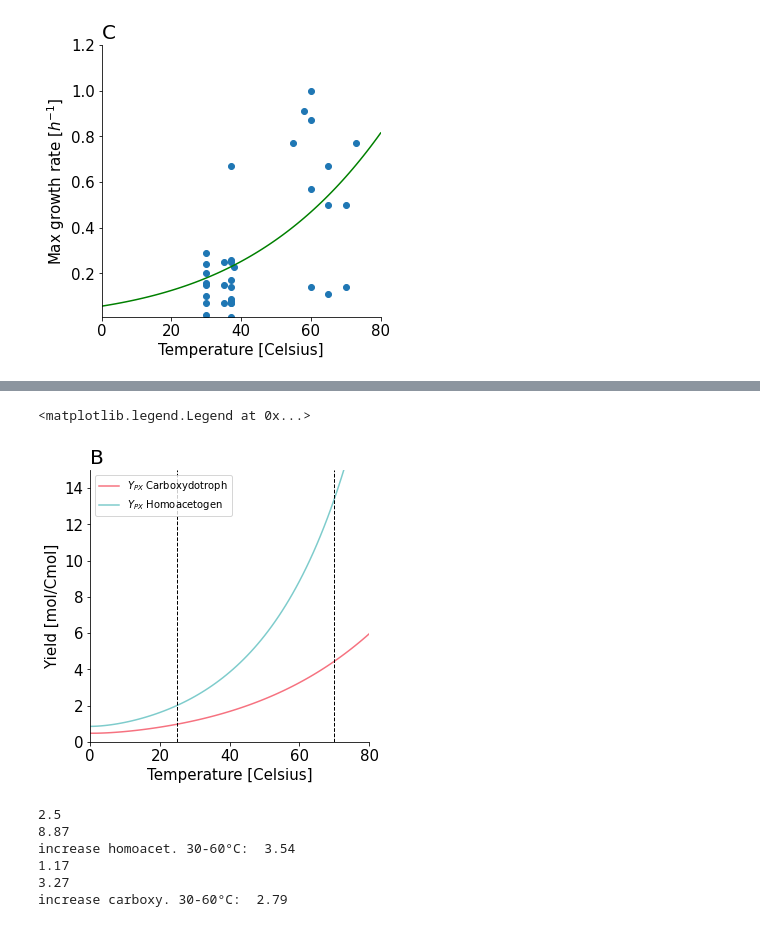
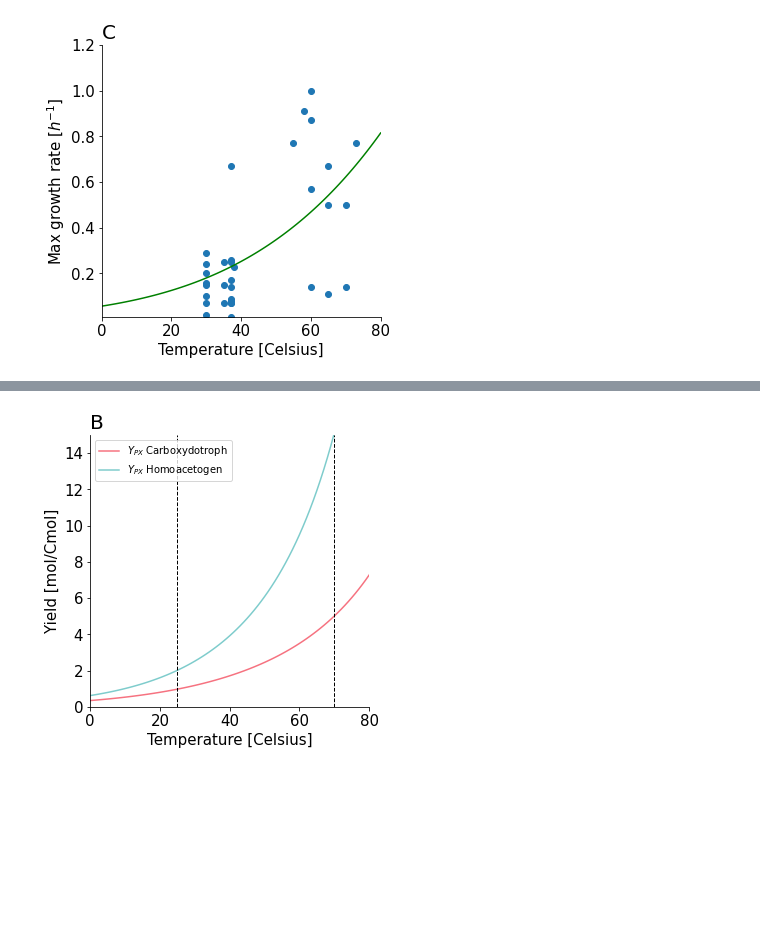
Before and after one commit to biosustain/CO2_fixation_models, a Jupyter notebook: Scripts/02_AcetogenYieldTempDependency.ipynb, the cells around one changed output, grey strips where cells are left out. Saved outputs shown, nothing was run; the diff lists cells and outputs as text; code cells hidden in the pictures; blank space fills up the shorter version.

```diff
--- a/Scripts/02_AcetogenYieldTempDependency.ipynb
+++ b/Scripts/02_AcetogenYieldTempDependency.ipynb
@@ -33,0 +150,8 @@ def Celsius_Kelvin(t):
+# %%
+def m_NGAM(T):
+    """
+    This function is the Arrhenius equation, as fit by Tijsen et al.
+    """
+    return 3.3**(69000/R*(1/298-1/T)) #[kJ/h/CmolX]
+
+print("m_NGAM(300) =", round(m_NGAM(300),2), "[kJ/h/CmolX]")
@@ -365 +257,29 @@ $ \Delta _r G = -899.5$ [$kJ/mol$]
+# %%
+def R_X(T):
+    return 1
+
+def R_CO_carb(T):
+    return -4 * (-(m_NGAM(T)+m_GAM*µ(T))/DrGT_carb(T)) -2.1
+
+def R_actt_carb(T):
+    return -(m_NGAM(T)+m_GAM*µ(T))/DrGT_carb(T)
+
+def R_H2_hom(T):
+    return -4 * (-(m_NGAM(T)+m_GAM*µ(T))/DrGT_hom(T)) -2.1
+
+def R_actt_hom(T):
+    return -(m_NGAM(T)+m_GAM*µ(T))/DrGT_hom(T)
+# %%
+def Y_PS_carb(T):
+    return -R_actt_carb(T)/R_CO_carb(T)
+def Y_PS_hom(T):
+    return -R_actt_hom(T)/R_H2_hom(T)
+def Y_PX_carb(T):
+    return R_actt_carb(T)/R_X(T)
+def Y_PX_hom(T):
+    return R_actt_hom(T)/R_X(T)
+def Y_XS_carb(T):
+    return -R_X(T)/R_CO_carb(T)
+def Y_XS_hom(T):
+    return -R_X(T)/R_H2_hom(T)
 # %%
@@ -436,34 +306,17 @@ change of Y_XS hom at 30-60°C:  0.322
 # %%
 plt.figure(figsize=(5,5))
 plt.title("B", fontdict = {'fontsize': 20}, loc = "left")
 #plt.title(f"Product to biomass ratio in Acetogenesis")
 plt.axis([0, 80, 0, 15])
 plt.xlabel('Temperature [Celsius]', fontsize=15)
 plt.ylabel('Yield [mol/Cmol]', fontsize=15)
 plt.tick_params(axis='both', which='major', labelsize=15)
-plt.plot(Kelvin_Celsius(T), R_actt_carb(T)/R_X(T), color='#F67280')
-plt.plot(Kelvin_Celsius(T), R_actt_hom(T)/R_X(T), color='#7ECCCC')
+plt.plot(Kelvin_Celsius(T), Y_PX_carb(T), color='#F67280')
+plt.plot(Kelvin_Celsius(T), Y_PX_hom(T), color='#7ECCCC')
 plt.axvline(x = 25, color = 'black', linestyle = '--', linewidth = 1)
 plt.axvline(x = 70, color = 'black', linestyle = '--', linewidth = 1)
+plt.legend([r'$Y_{PX}$ Carboxydotroph',r'$Y_{PX}$ Homoacetogen'])
 
-plt.legend([r'$Y_{PX}$ Carboxydotroph',r'$Y_{PX}$ Homoacetogen'])
+plt.show()
 # %% [output]
-<matplotlib.legend.Legend at 0x...>
-[figure, old version]
+[figure, new version]
-# %%
-print(round(R_actt_hom(Celsius_Kelvin(30))/R_X(Celsius_Kelvin(30)),2))
-print(round(R_actt_hom(Celsius_Kelvin(60))/R_X(Celsius_Kelvin(60)),2))
-
-print("increase homoacet. 30-60°C: ", round((R_actt_hom(Celsius_Kelvin(60))/R_X(Celsius_Kelvin(60)))/(R_actt_hom(Celsius_Kelvin(30))/R_X(Celsius_Kelvin(30))),2))
-
-print(round(R_actt_carb(Celsius_Kelvin(30))/R_X(Celsius_Kelvin(30)),2))
-print(round(R_actt_carb(Celsius_Kelvin(60))/R_X(Celsius_Kelvin(60)),2))
-
-print("increase carboxy. 30-60°C: ", round((R_actt_carb(Celsius_Kelvin(60))/R_X(Celsius_Kelvin(60)))/(R_actt_carb(Celsius_Kelvin(30))/R_X(Celsius_Kelvin(30))),2))
-# %% [output]
-2.5
-8.87
-increase homoacet. 30-60°C:  3.54
-1.17
-3.27
-increase carboxy. 30-60°C:  2.79
```
Also changed, not shown: parts of 40 cells of this notebook, 10 other files.
